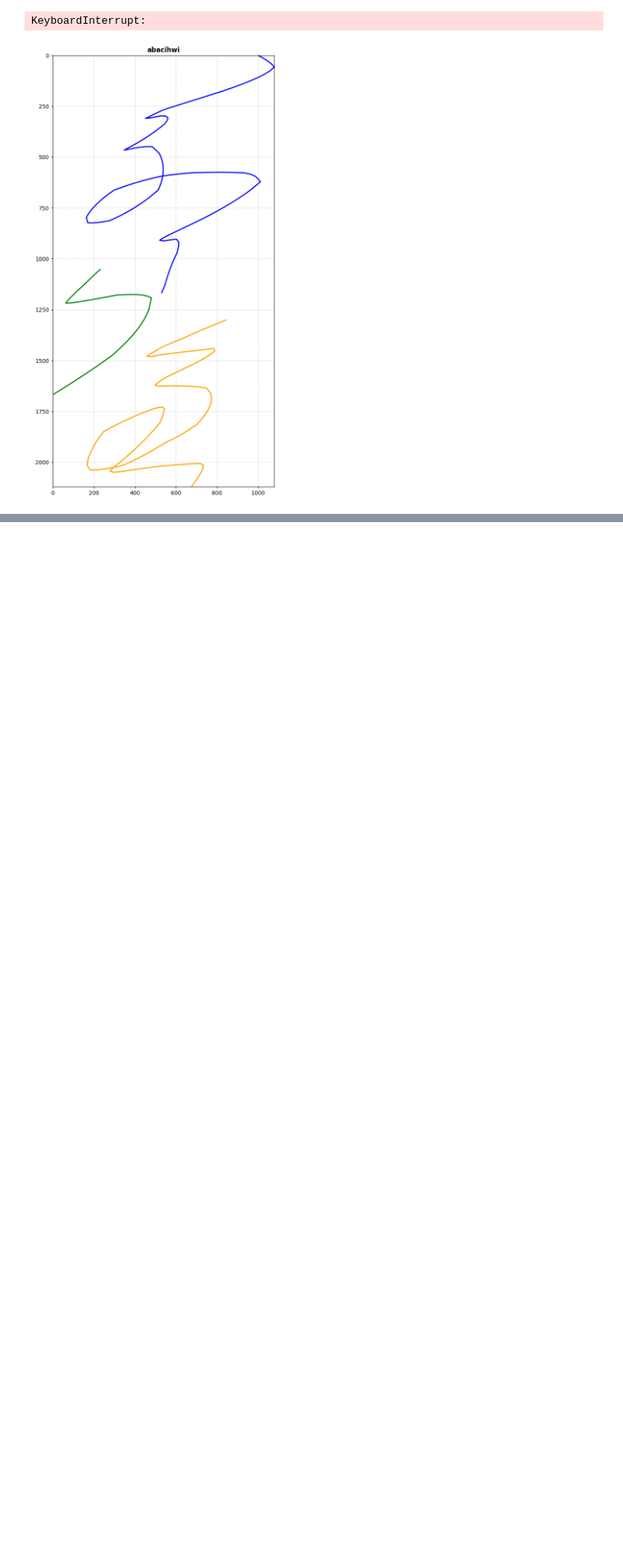
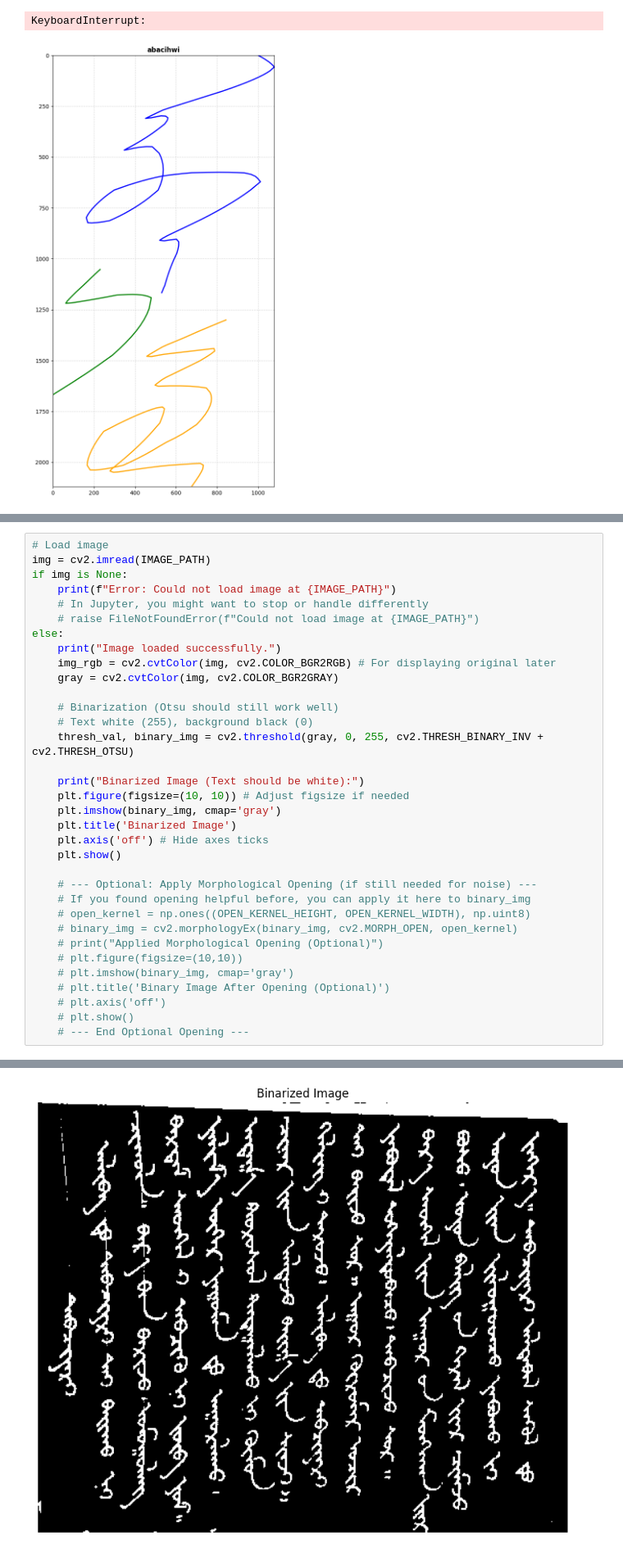
Before and after one commit to Munguudog/Mongol-tuulgatnii-hoyr-erhem-project-OCR-, a Jupyter notebook: munguu/preprocess.ipynb, the cells around one changed output, grey strips where cells are left out. Shown at 82% size. Drawn from its saved outputs; the diff is of its cells as text; blank space fills up the shorter version.

```diff
--- a/munguu/preprocess.ipynb
+++ b/munguu/preprocess.ipynb
@@ -389,0 +917,35 @@ KeyboardInterrupt:
+# %%
+# Load image
+img = cv2.imread(IMAGE_PATH)
+if img is None:
+    print(f"Error: Could not load image at {IMAGE_PATH}")
+    # In Jupyter, you might want to stop or handle differently
+    # raise FileNotFoundError(f"Could not load image at {IMAGE_PATH}")
+else:
+    print("Image loaded successfully.")
+    img_rgb = cv2.cvtColor(img, cv2.COLOR_BGR2RGB) # For displaying original later
+    gray = cv2.cvtColor(img, cv2.COLOR_BGR2GRAY)
+
+    # Binarization (Otsu should still work well)
+    # Text white (255), background black (0)
+    thresh_val, binary_img = cv2.threshold(gray, 0, 255, cv2.THRESH_BINARY_INV + cv2.THRESH_OTSU)
+
+    print("Binarized Image (Text should be white):")
+    plt.figure(figsize=(10, 10)) # Adjust figsize if needed
+    plt.imshow(binary_img, cmap='gray')
+    plt.title('Binarized Image')
+    plt.axis('off') # Hide axes ticks
+    plt.show()
+
+    # --- Optional: Apply Morphological Opening (if still needed for noise) ---
+    # If you found opening helpful before, you can apply it here to binary_img
+    # open_kernel = np.ones((OPEN_KERNEL_HEIGHT, OPEN_KERNEL_WIDTH), np.uint8)
+    # binary_img = cv2.morphologyEx(binary_img, cv2.MORPH_OPEN, open_kernel)
+    # print("Applied Morphological Opening (Optional)")
+    # plt.figure(figsize=(10,10))
+    # plt.imshow(binary_img, cmap='gray')
+    # plt.title('Binary Image After Opening (Optional)')
+    # plt.axis('off')
+    # plt.show()
+    # --- End Optional Opening ---
+# %% [output]
@@ -389,0 +954 @@ KeyboardInterrupt:
+[figure, added]
```
Also changed, not shown: parts of 13 cells of this notebook, 7 other files.
